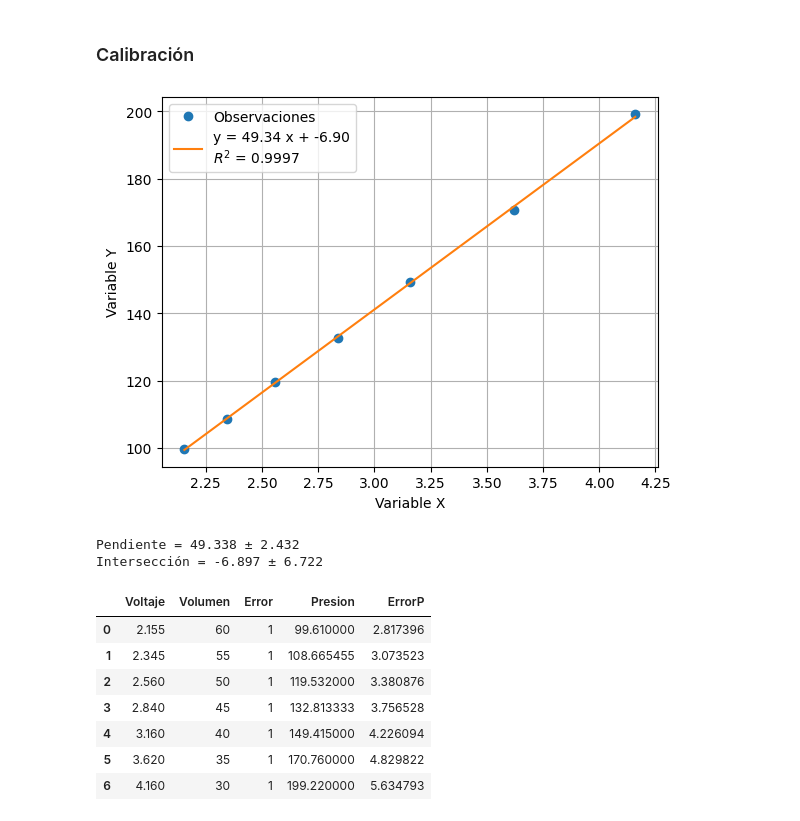
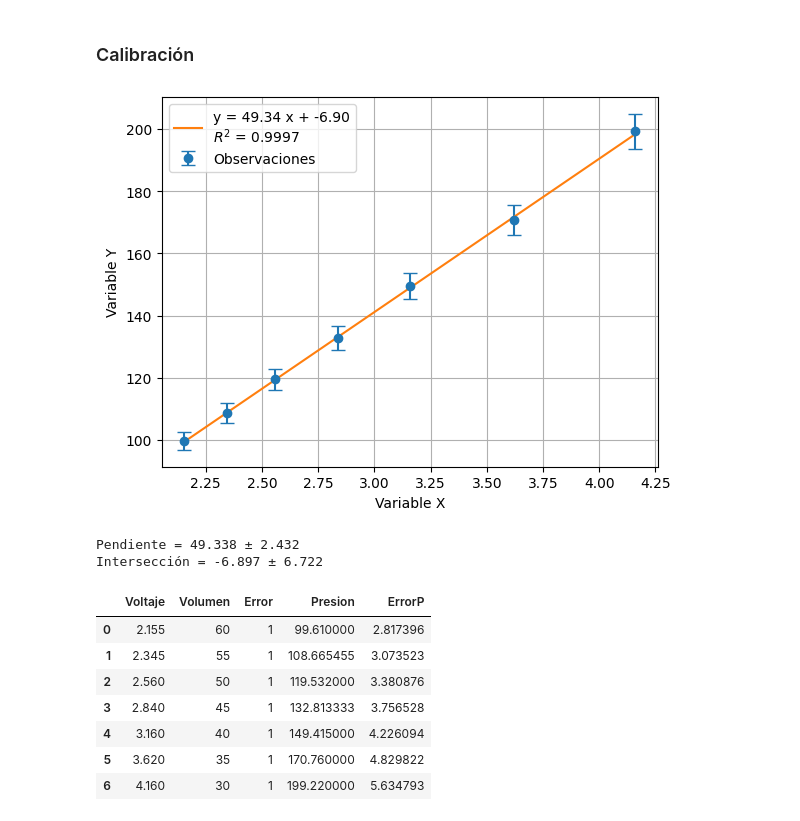
Before and after one commit to LecJackS/Mecanica-y-Termodinamica-2024-1C, a Jupyter notebook: Laboratorios/Labo06-07/Labo04.ipynb, the cells around one changed output. Saved outputs shown, nothing was run; the diff lists cells and outputs as text; code cells hidden in the pictures.

```diff
--- a/Laboratorios/Labo06-07/Labo04.ipynb
+++ b/Laboratorios/Labo06-07/Labo04.ipynb
@@ -23,39 +23,38 @@ def fit_with_curve(funcion, x, y, y_err):
 df = pd.read_csv('mediciones/Calib.csv')
 
 # Datos de entrada
 
-
-df['Presion'] = 99.61*60/df['Volumen']
-df['ErrorP'] = df['Presion']*np.sqrt(2)*0.02
-
+df['Presion'] = 99.61 * 60 / df['Volumen']
+df['ErrorP'] = df['Presion'] * np.sqrt(2) * 0.02
 
 variableX = df['Voltaje'] #NombreVariableX
 variableY = df['Presion'] #NombreVariableY
 incertidumbre_variableY = df['ErrorP'] #NombreVariableErrorY'
 
 # Ajuste de la curva utilizando la función de ajuste personalizada
 pendiente, interseccion, error_pendiente, error_interseccion = fit_with_curve(lineal, variableX, variableY, incertidumbre_variableY)
 
 # Cálculo del coeficiente de determinación R^2
 R2 = 1 - np.sum((lineal(variableX, pendiente, interseccion) - variableY)**2) / np.sum((variableY - np.mean(variableY))**2)
 
 
 # Visualización de los datos observados y el ajuste lineal
-plt.plot(variableX, variableY, 'o', label='Observaciones')
+plt.errorbar(variableX, variableY, yerr=incertidumbre_variableY, fmt='o', label='Observaciones', capsize=5)
+#plt.plot(variableX, variableY, 'o', label='Observaciones')
 plt.plot(variableX, lineal(variableX, pendiente, interseccion), label=f"y = {pendiente:.2f} x + {interseccion:.2f}\n"+r"$R^2$"+f" = {R2:.4f}")
 
 # Etiquetas de los ejes
 plt.xlabel("Variable X")
 plt.ylabel("Variable Y")
 plt.legend()
 plt.grid()
 plt.show()
 
 # Impresión de los parámetros ajustados y sus incertidumbres
 print(f"Pendiente = {round(pendiente, 3)} ± {round(error_pendiente, 3)}")
 print(f"Intersección = {round(interseccion, 3)} ± {round(error_interseccion, 3)}")
 # %% [output]
-[figure, old version]
+[figure, new version]
 Pendiente = 49.338 ± 2.432
 Intersección = -6.897 ± 6.722
 # %%
```
